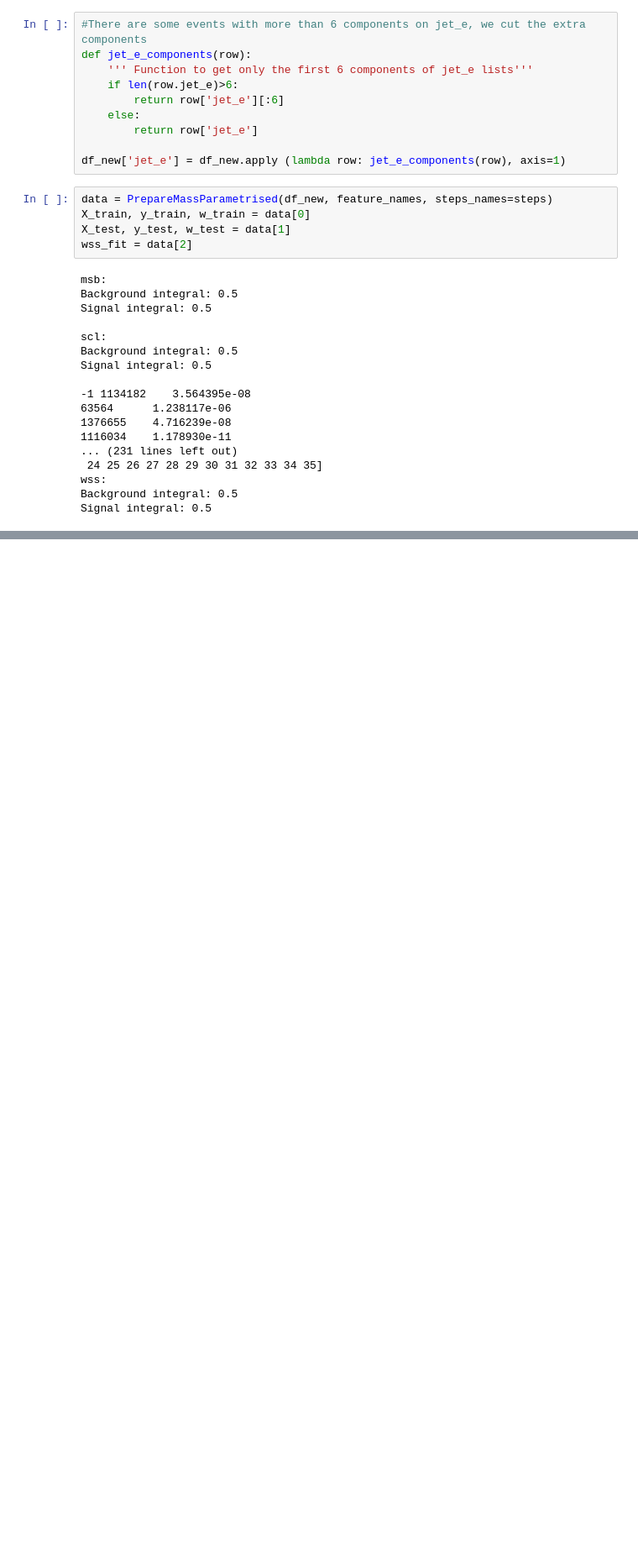
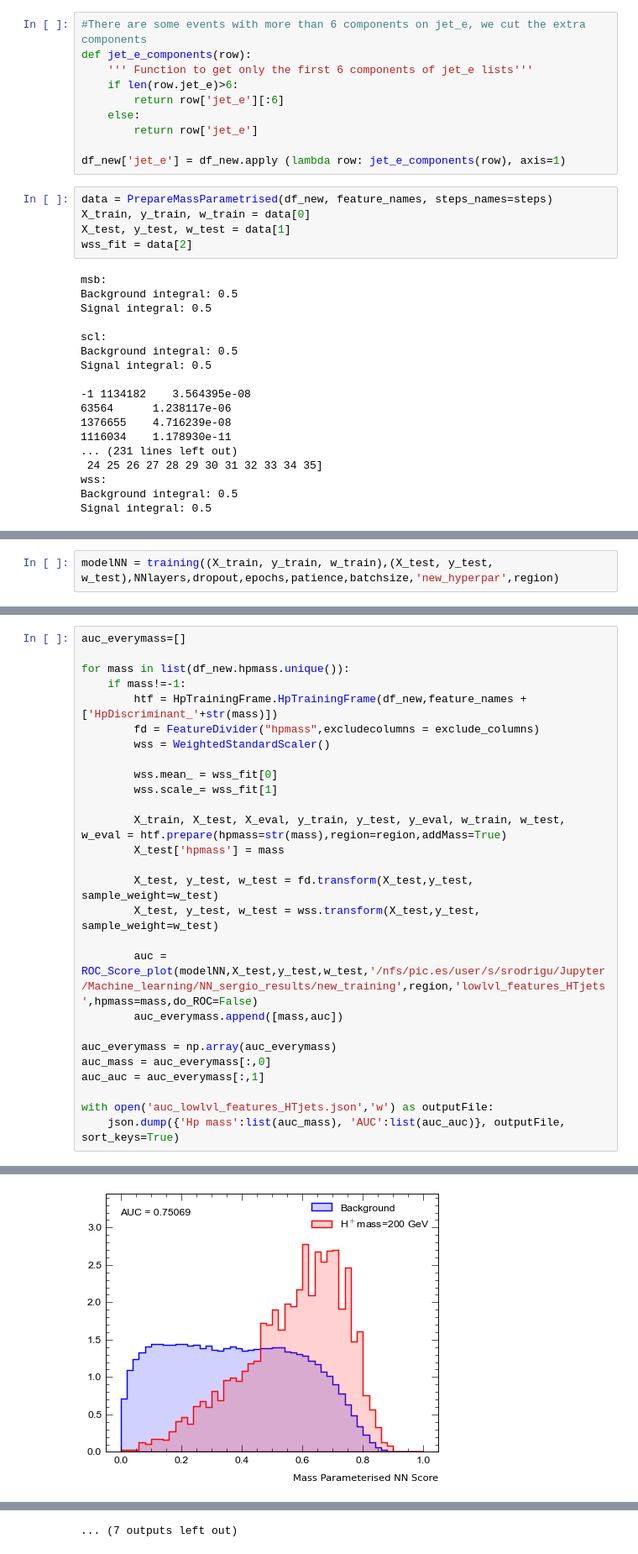
Before and after one commit to asalvadorsalas/IFAE_NNTools, a Jupyter notebook: jupyter/Train_Hplustb/NN_Train_new_features.ipynb, the cells around one changed output, grey strips where cells are left out. Shown at 84% size. Cells and saved outputs as stored; diff of their text form; blank space fills up the shorter version.

```diff
--- a/jupyter/Train_Hplustb/NN_Train_new_features.ipynb
+++ b/jupyter/Train_Hplustb/NN_Train_new_features.ipynb
@@ -664,0 +662,2 @@ print(auc_everymass)
+# %%
+modelNN = training((X_train, y_train, w_train),(X_test, y_test, w_test),NNlayers,dropout,epochs,patience,batchsize,'new_hyperpar',region)
@@ -664,0 +802,28 @@ print(auc_everymass)
+# %%
+auc_everymass=[]
+
+for mass in list(df_new.hpmass.unique()):
+    if mass!=-1:
+        htf = HpTrainingFrame.HpTrainingFrame(df_new,feature_names + ['HpDiscriminant_'+str(mass)])
+        fd = FeatureDivider("hpmass",excludecolumns = exclude_columns)
+        wss = WeightedStandardScaler()
+
+        wss.mean_ = wss_fit[0]
+        wss.scale_= wss_fit[1]
+
+        X_train, X_test, X_eval, y_train, y_test, y_eval, w_train, w_test, w_eval = htf.prepare(hpmass=str(mass),region=region,addMass=True)
+        X_test['hpmass'] = mass
+
+        X_test, y_test, w_test = fd.transform(X_test,y_test, sample_weight=w_test)
+        X_test, y_test, w_test = wss.transform(X_test,y_test, sample_weight=w_test)
+
+        auc = ROC_Score_plot(modelNN,X_test,y_test,w_test,'/nfs/pic.es/user/s/srodrigu/Jupyter/Machine_learning/NN_sergio_results/new_training',region,'lowlvl_features_HTjets',hpmass=mass,do_ROC=False)
+        auc_everymass.append([mass,auc])
+
+auc_everymass = np.array(auc_everymass)
+auc_mass = auc_everymass[:,0]
+auc_auc = auc_everymass[:,1]
+
+with open('auc_lowlvl_features_HTjets.json','w') as outputFile:
+    json.dump({'Hp mass':list(auc_mass), 'AUC':list(auc_auc)}, outputFile, sort_keys=True)
+# %% [output]
@@ -664,0 +847 @@ print(auc_everymass)
+[figure, added]
@@ -664,0 +858 @@ print(auc_everymass)
+... (7 outputs left out)
```
Also changed, not shown: parts of 42 cells of this notebook, 1 other file.
